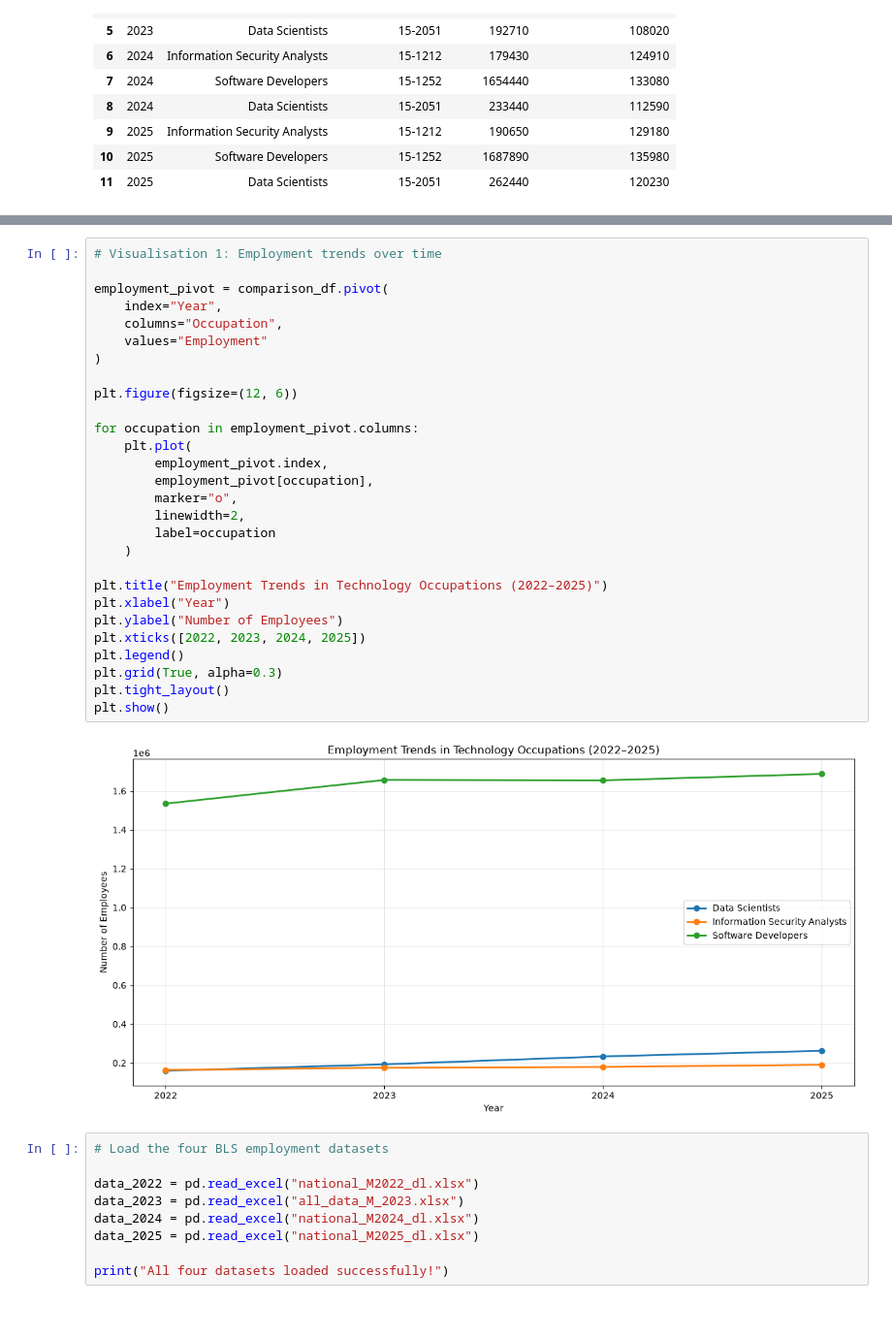
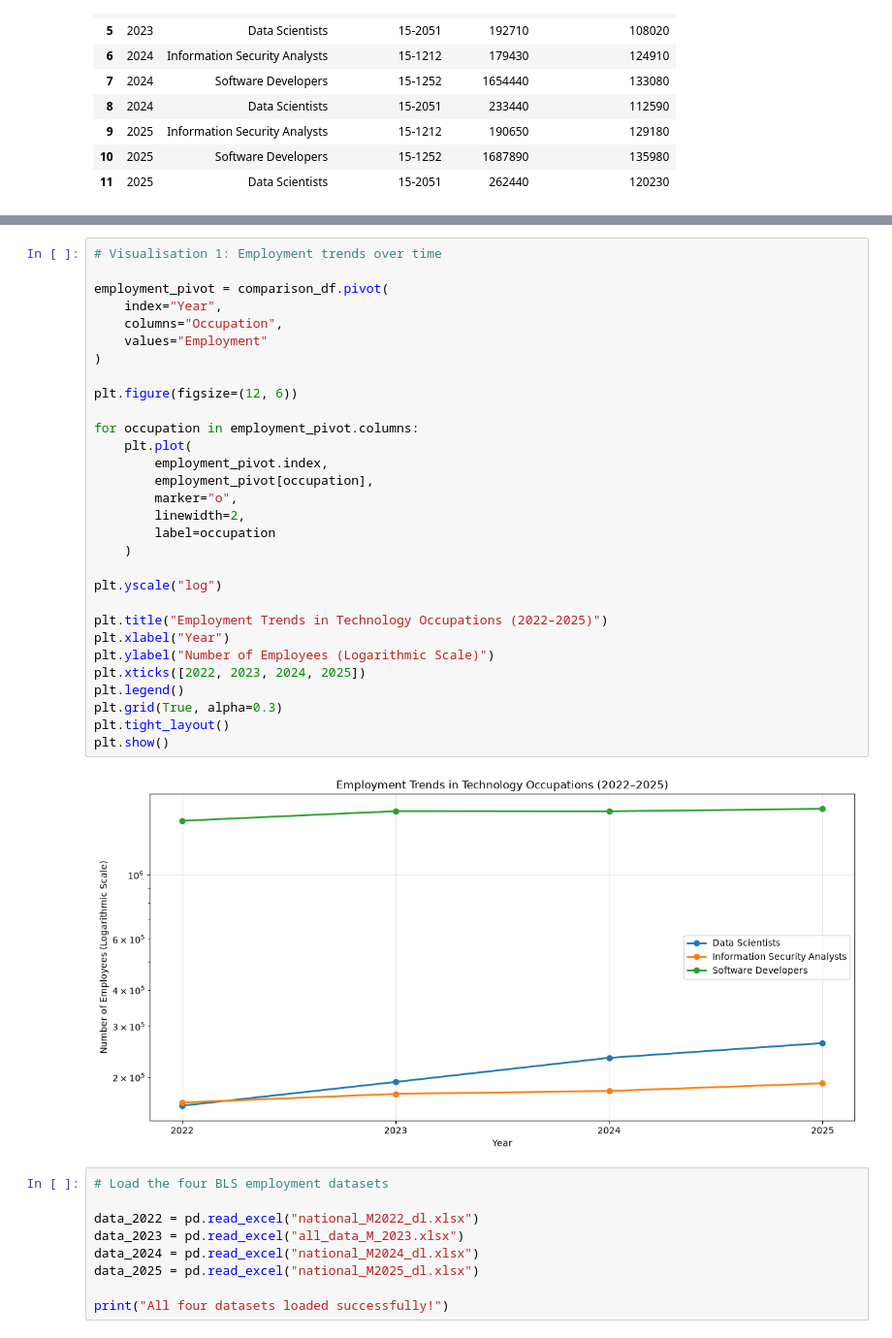
Before and after one commit to Onyinyechukwu24/AIEmployment-Visualisation-2023078, a Jupyter notebook: AI_Employment_Visualisation_ .ipynb, the cells around one changed output, grey strips where cells are left out. Shown at 97% size. Saved outputs shown, nothing was run; the diff lists cells and outputs as text.

Commit message:
emplloyemnet trensd line chart

```diff
--- a/AI_Employment_Visualisation_ .ipynb
+++ b/AI_Employment_Visualisation_ .ipynb
@@ -381,33 +382,35 @@ This visualisation highlights the continued demand for technology-related occupa
 # %%
 # Visualisation 1: Employment trends over time
 
 employment_pivot = comparison_df.pivot(
     index="Year",
     columns="Occupation",
     values="Employment"
 )
 
 plt.figure(figsize=(12, 6))
 
 for occupation in employment_pivot.columns:
     plt.plot(
         employment_pivot.index,
         employment_pivot[occupation],
         marker="o",
         linewidth=2,
         label=occupation
     )
 
+plt.yscale("log")
+
 plt.title("Employment Trends in Technology Occupations (2022–2025)")
 plt.xlabel("Year")
-plt.ylabel("Number of Employees")
+plt.ylabel("Number of Employees (Logarithmic Scale)")
 plt.xticks([2022, 2023, 2024, 2025])
 plt.legend()
 plt.grid(True, alpha=0.3)
 plt.tight_layout()
 plt.show()
 # %% [output]
-[figure, old version]
+[figure, new version]
 # %%
 # Load the four BLS employment datasets
 
```
Also changed, not shown: parts of 1 cell of this notebook.
